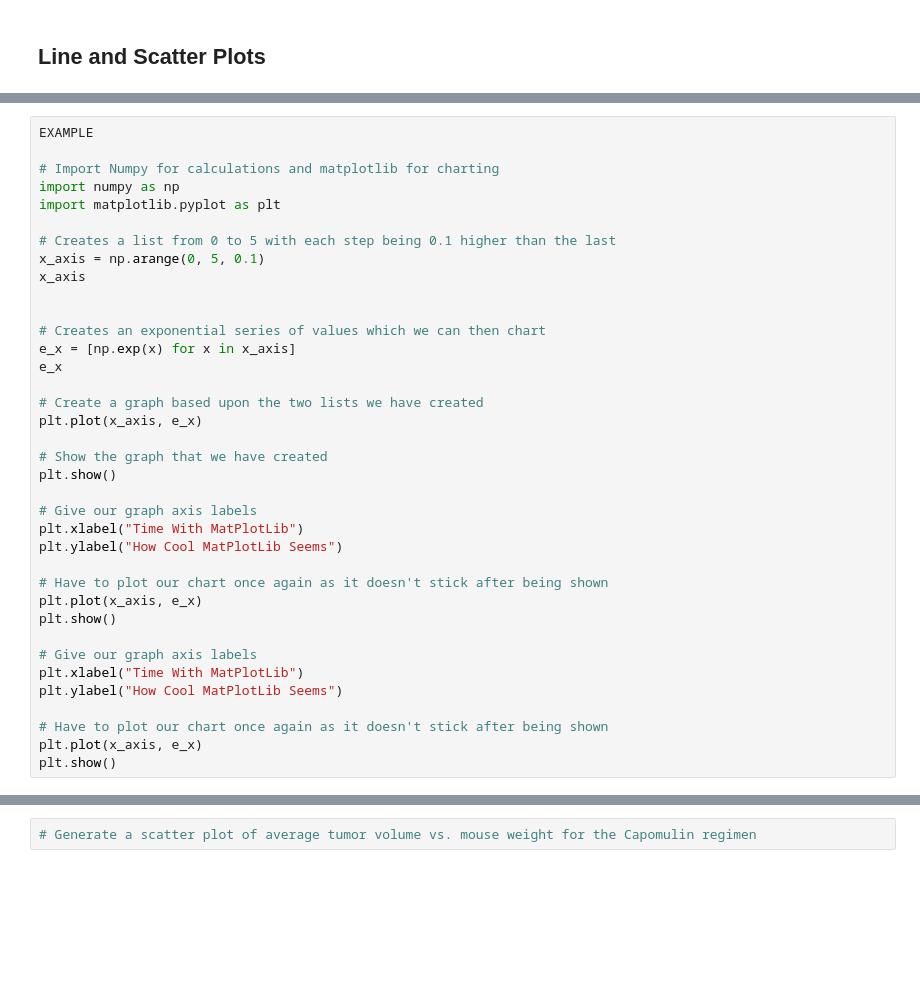
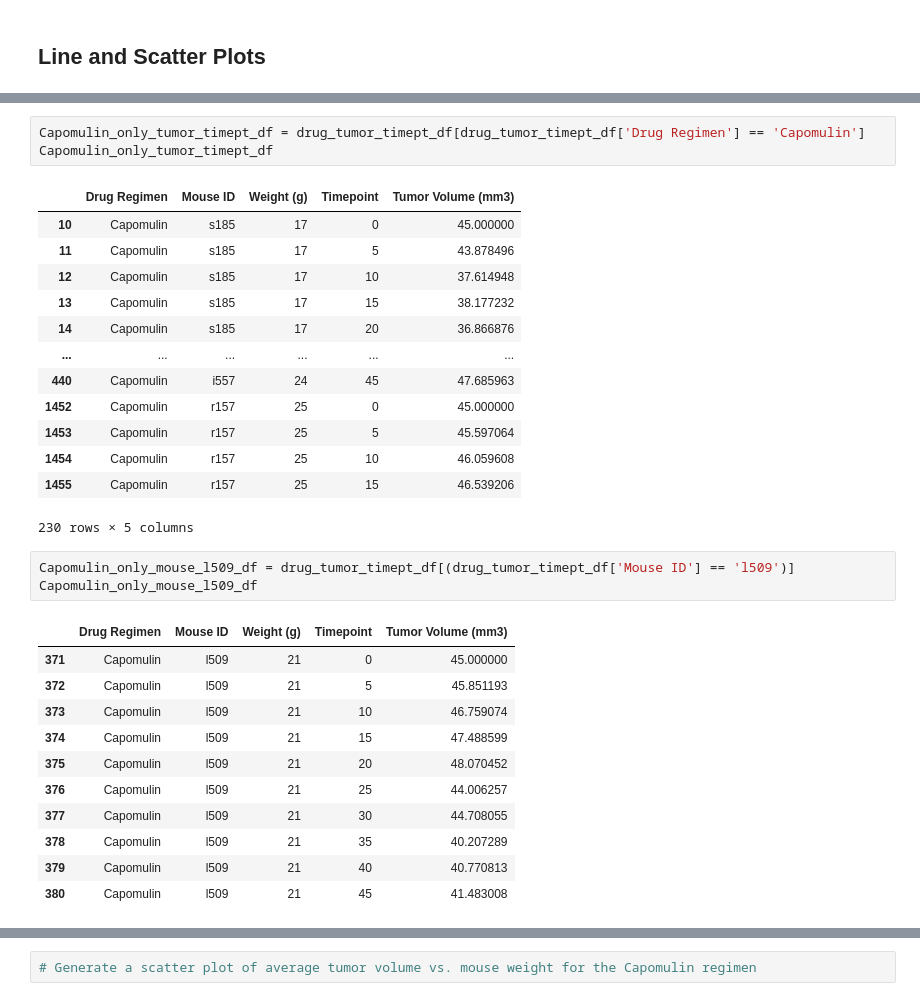
Before and after one commit to mbarrera2020/Matplotlib, a Jupyter notebook: Pymaceuticals/mainPymaceuticals.ipynb, the cells around one changed output, grey strips where cells are left out. Cells and saved outputs as stored; diff of their text form; blank space fills up the shorter version.

```diff
--- a/Pymaceuticals/mainPymaceuticals.ipynb
+++ b/Pymaceuticals/mainPymaceuticals.ipynb
@@ -474,37 +510,32 @@ for drug in treatment_list:
-# %%
-EXAMPLE
-
-# Import Numpy for calculations and matplotlib for charting
-import numpy as np
-import matplotlib.pyplot as plt
-
-# Creates a list from 0 to 5 with each step being 0.1 higher than the last
-x_axis = np.arange(0, 5, 0.1)
-x_axis
-
-
-# Creates an exponential series of values which we can then chart
-e_x = [np.exp(x) for x in x_axis]
-e_x
-
-# Create a graph based upon the two lists we have created
-plt.plot(x_axis, e_x)
-
-# Show the graph that we have created
-plt.show()
-
-# Give our graph axis labels
-plt.xlabel("Time With MatPlotLib")
-plt.ylabel("How Cool MatPlotLib Seems")
-
-# Have to plot our chart once again as it doesn't stick after being shown
-plt.plot(x_axis, e_x)
-plt.show()
-
-# Give our graph axis labels
-plt.xlabel("Time With MatPlotLib")
-plt.ylabel("How Cool MatPlotLib Seems")
-
-# Have to plot our chart once again as it doesn't stick after being shown
-plt.plot(x_axis, e_x)
-plt.show()
+# %%
+Capomulin_only_tumor_timept_df = drug_tumor_timept_df[drug_tumor_timept_df['Drug Regimen'] == 'Capomulin']
+Capomulin_only_tumor_timept_df
+# %% [output]
+|  | Drug Regimen | Mouse ID | Weight (g) | Timepoint | Tumor Volume (mm3) |
+| 10 | Capomulin | s185 | 17 | 0 | 45.000000 |
+| 11 | Capomulin | s185 | 17 | 5 | 43.878496 |
+| 12 | Capomulin | s185 | 17 | 10 | 37.614948 |
+| 13 | Capomulin | s185 | 17 | 15 | 38.177232 |
+| 14 | Capomulin | s185 | 17 | 20 | 36.866876 |
+| ... | ... | ... | ... | ... | ... |
+| 440 | Capomulin | i557 | 24 | 45 | 47.685963 |
+| 1452 | Capomulin | r157 | 25 | 0 | 45.000000 |
+| 1453 | Capomulin | r157 | 25 | 5 | 45.597064 |
+| 1454 | Capomulin | r157 | 25 | 10 | 46.059608 |
+| 1455 | Capomulin | r157 | 25 | 15 | 46.539206 |
+230 rows × 5 columns
+# %%
+Capomulin_only_mouse_l509_df = drug_tumor_timept_df[(drug_tumor_timept_df['Mouse ID'] == 'l509')]
+Capomulin_only_mouse_l509_df
+# %% [output]
+|  | Drug Regimen | Mouse ID | Weight (g) | Timepoint | Tumor Volume (mm3) |
+| 371 | Capomulin | l509 | 21 | 0 | 45.000000 |
+| 372 | Capomulin | l509 | 21 | 5 | 45.851193 |
+| 373 | Capomulin | l509 | 21 | 10 | 46.759074 |
+| 374 | Capomulin | l509 | 21 | 15 | 47.488599 |
+| 375 | Capomulin | l509 | 21 | 20 | 48.070452 |
+| 376 | Capomulin | l509 | 21 | 25 | 44.006257 |
+| 377 | Capomulin | l509 | 21 | 30 | 44.708055 |
+| 378 | Capomulin | l509 | 21 | 35 | 40.207289 |
+| 379 | Capomulin | l509 | 21 | 40 | 40.770813 |
+| 380 | Capomulin | l509 | 21 | 45 | 41.483008 |
```
Also changed, not shown: parts of 9 cells of this notebook.
